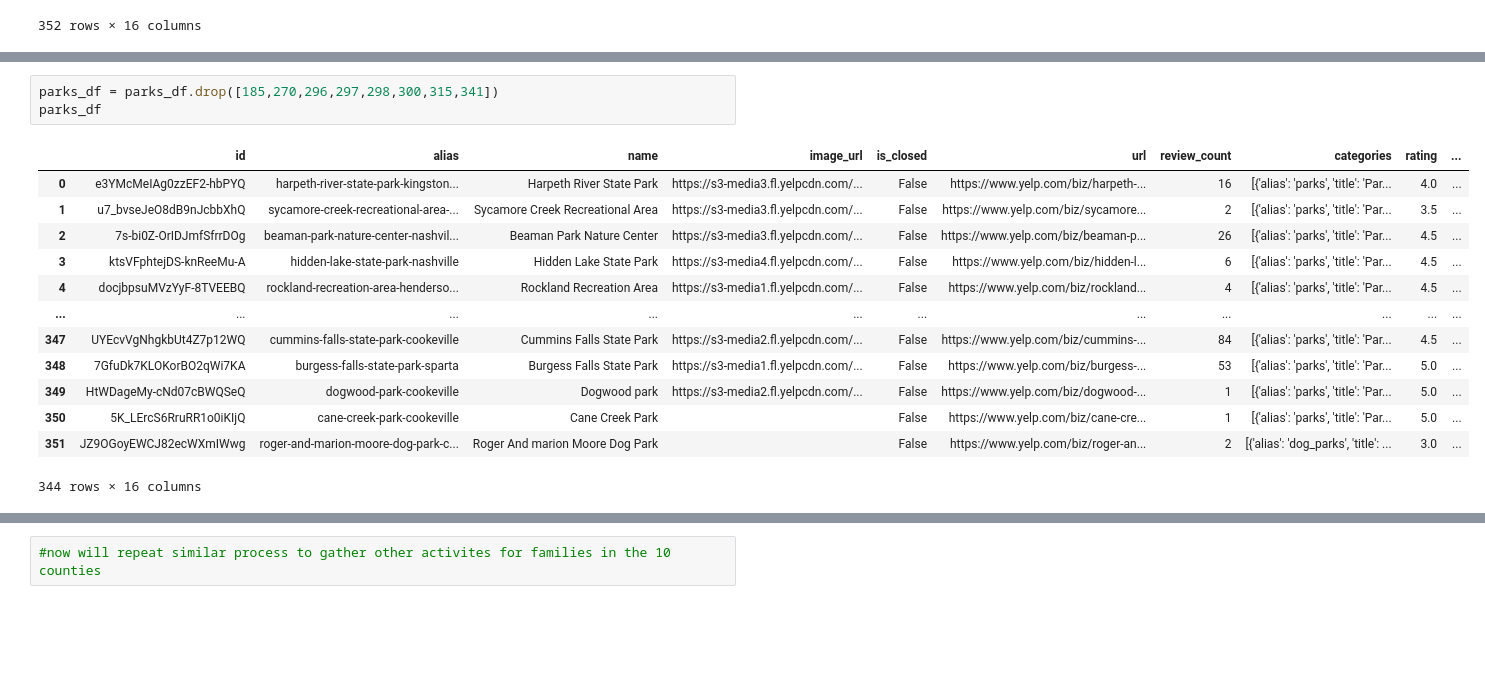
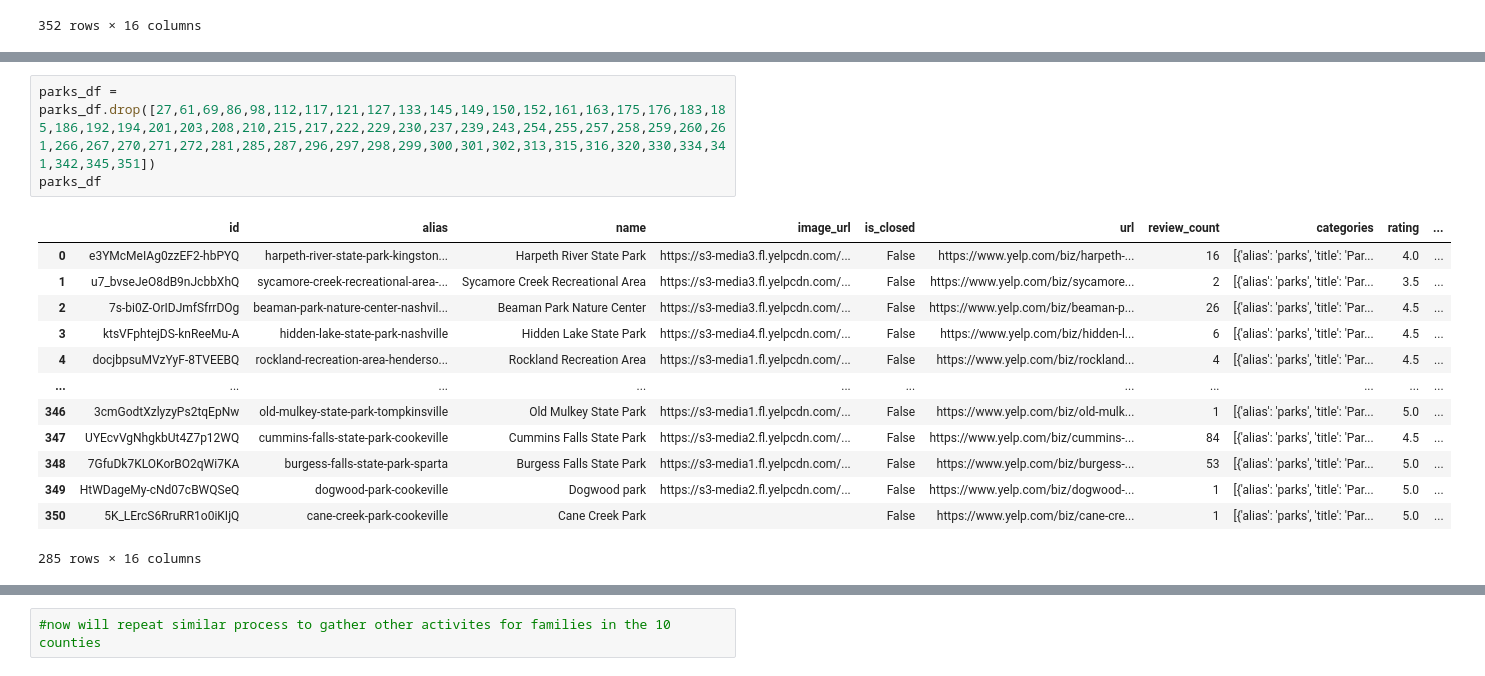
Before and after one commit to kahartley1/first_births, a Jupyter notebook: Notebooks/Capstone.ipynb, the cells around one changed output, grey strips where cells are left out. Saved outputs shown, nothing was run; the diff lists cells and outputs as text; blank space fills up the shorter version.

```diff
--- a/Notebooks/Capstone.ipynb
+++ b/Notebooks/Capstone.ipynb
@@ -305,17 +305,17 @@ parks_df[300:352]
 # %%
-parks_df = parks_df.drop([185,270,296,297,298,300,315,341])
+parks_df = parks_df.drop([27,61,69,86,98,112,117,121,127,133,145,149,150,152,161,163,175,176,183,185,186,192,194,201,203,208,210,215,217,222,229,230,237,239,243,254,255,257,258,259,260,261,266,267,270,271,272,281,285,287,296,297,298,299,300,301,302,313,315,316,320,330,334,341,342,345,351])
 parks_df
 # %% [output]
 |  | id | alias | name | image_url | is_closed | url | review_count | categories | rating | ... |
 | 0 | e3YMcMeIAg0zzEF2-hbPYQ | harpeth-river-state-park-kingston... | Harpeth River State Park | https://s3-media3.fl.yelpcdn.com/... | False | https://www.yelp.com/biz/harpeth-... | 16 | [{'alias': 'parks', 'title': 'Par... | 4.0 | ... |
 | 1 | u7_bvseJeO8dB9nJcbbXhQ | sycamore-creek-recreational-area-... | Sycamore Creek Recreational Area | https://s3-media3.fl.yelpcdn.com/... | False | https://www.yelp.com/biz/sycamore... | 2 | [{'alias': 'parks', 'title': 'Par... | 3.5 | ... |
 | 2 | 7s-bi0Z-OrIDJmfSfrrDOg | beaman-park-nature-center-nashvil... | Beaman Park Nature Center | https://s3-media3.fl.yelpcdn.com/... | False | https://www.yelp.com/biz/beaman-p... | 26 | [{'alias': 'parks', 'title': 'Par... | 4.5 | ... |
 | 3 | ktsVFphtejDS-knReeMu-A | hidden-lake-state-park-nashville | Hidden Lake State Park | https://s3-media4.fl.yelpcdn.com/... | False | https://www.yelp.com/biz/hidden-l... | 6 | [{'alias': 'parks', 'title': 'Par... | 4.5 | ... |
 | 4 | docjbpsuMVzYyF-8TVEEBQ | rockland-recreation-area-henderso... | Rockland Recreation Area | https://s3-media1.fl.yelpcdn.com/... | False | https://www.yelp.com/biz/rockland... | 4 | [{'alias': 'parks', 'title': 'Par... | 4.5 | ... |
 | ... | ... | ... | ... | ... | ... | ... | ... | ... | ... | ... |
+| 346 | 3cmGodtXzlyzyPs2tqEpNw | old-mulkey-state-park-tompkinsville | Old Mulkey State Park | https://s3-media1.fl.yelpcdn.com/... | False | https://www.yelp.com/biz/old-mulk... | 1 | [{'alias': 'parks', 'title': 'Par... | 5.0 | ... |
 | 347 | UYEcvVgNhgkbUt4Z7p12WQ | cummins-falls-state-park-cookeville | Cummins Falls State Park | https://s3-media2.fl.yelpcdn.com/... | False | https://www.yelp.com/biz/cummins-... | 84 | [{'alias': 'parks', 'title': 'Par... | 4.5 | ... |
 | 348 | 7GfuDk7KLOKorBO2qWi7KA | burgess-falls-state-park-sparta | Burgess Falls State Park | https://s3-media1.fl.yelpcdn.com/... | False | https://www.yelp.com/biz/burgess-... | 53 | [{'alias': 'parks', 'title': 'Par... | 5.0 | ... |
 | 349 | HtWDageMy-cNd07cBWQSeQ | dogwood-park-cookeville | Dogwood park | https://s3-media2.fl.yelpcdn.com/... | False | https://www.yelp.com/biz/dogwood-... | 1 | [{'alias': 'parks', 'title': 'Par... | 5.0 | ... |
 | 350 | 5K_LErcS6RruRR1o0iKIjQ | cane-creek-park-cookeville | Cane Creek Park |  | False | https://www.yelp.com/biz/cane-cre... | 1 | [{'alias': 'parks', 'title': 'Par... | 5.0 | ... |
-| 351 | JZ9OGoyEWCJ82ecWXmIWwg | roger-and-marion-moore-dog-park-c... | Roger And marion Moore Dog Park |  | False | https://www.yelp.com/biz/roger-an... | 2 | [{'alias': 'dog_parks', 'title': ... | 3.0 | ... |
-344 rows × 16 columns
+285 rows × 16 columns
```
Also changed, not shown: parts of 60 cells of this notebook.
